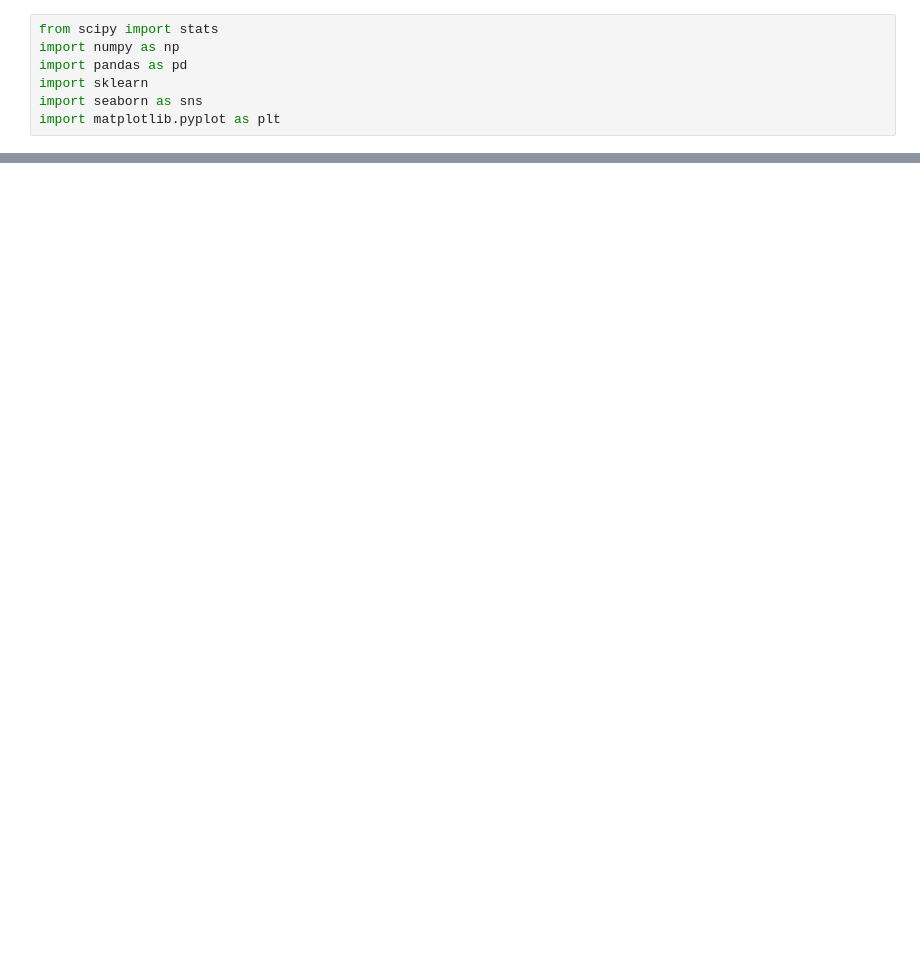
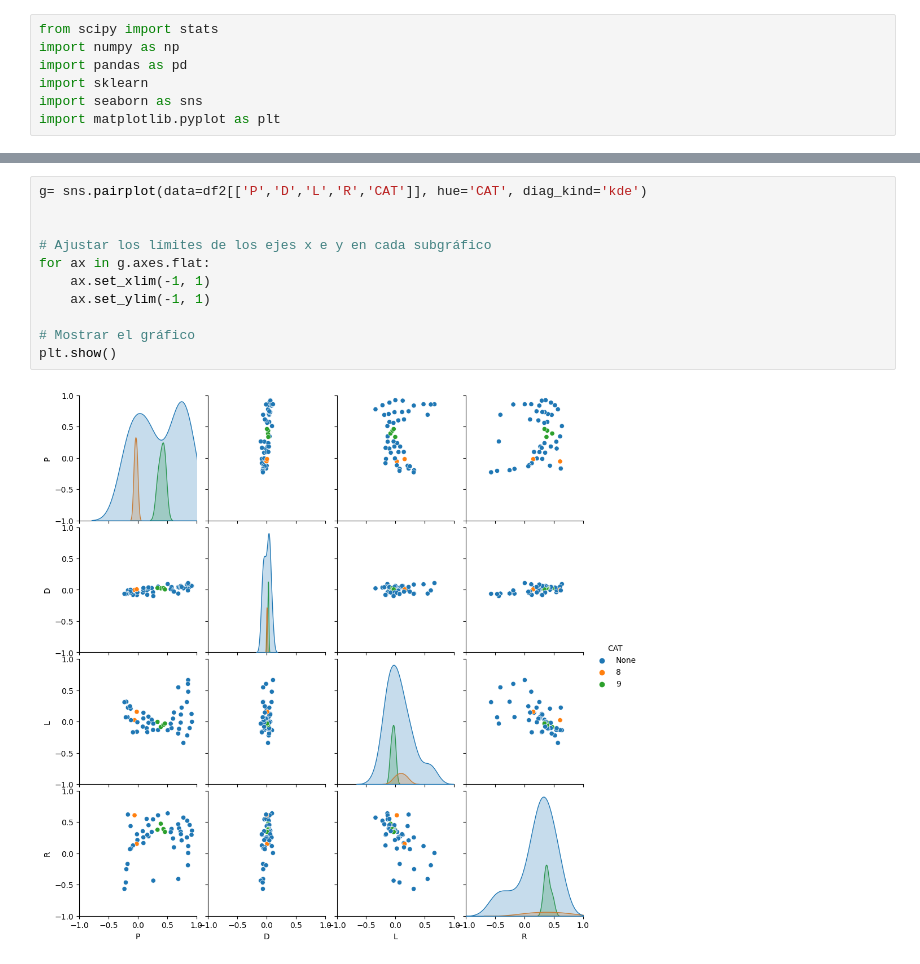
Before and after one commit to bryanqg92/NLG_GENESYS, a Jupyter notebook: EDA.ipynb, the cells around one changed output, grey strips where cells are left out. Saved outputs shown, nothing was run; the diff lists cells and outputs as text; blank space fills up the shorter version.

```diff
--- a/EDA.ipynb
+++ b/EDA.ipynb
@@ -26,0 +86,13 @@ plt.show()
+# %%
+g= sns.pairplot(data=df2[['P','D','L','R','CAT']], hue='CAT', diag_kind='kde')
+
+
+# Ajustar los límites de los ejes x e y en cada subgráfico
+for ax in g.axes.flat:
+    ax.set_xlim(-1, 1)
+    ax.set_ylim(-1, 1)
+
+# Mostrar el gráfico
+plt.show()
+# %% [output]
+[figure, added]
```
Also changed, not shown: parts of 8 cells of this notebook, 29 other files.
